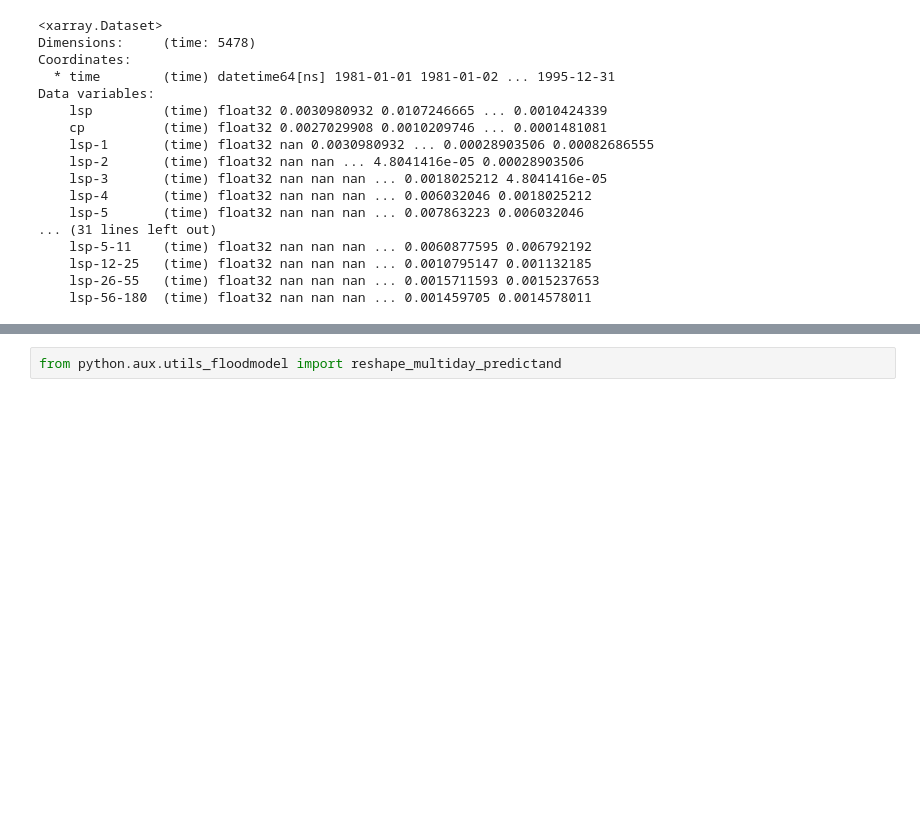
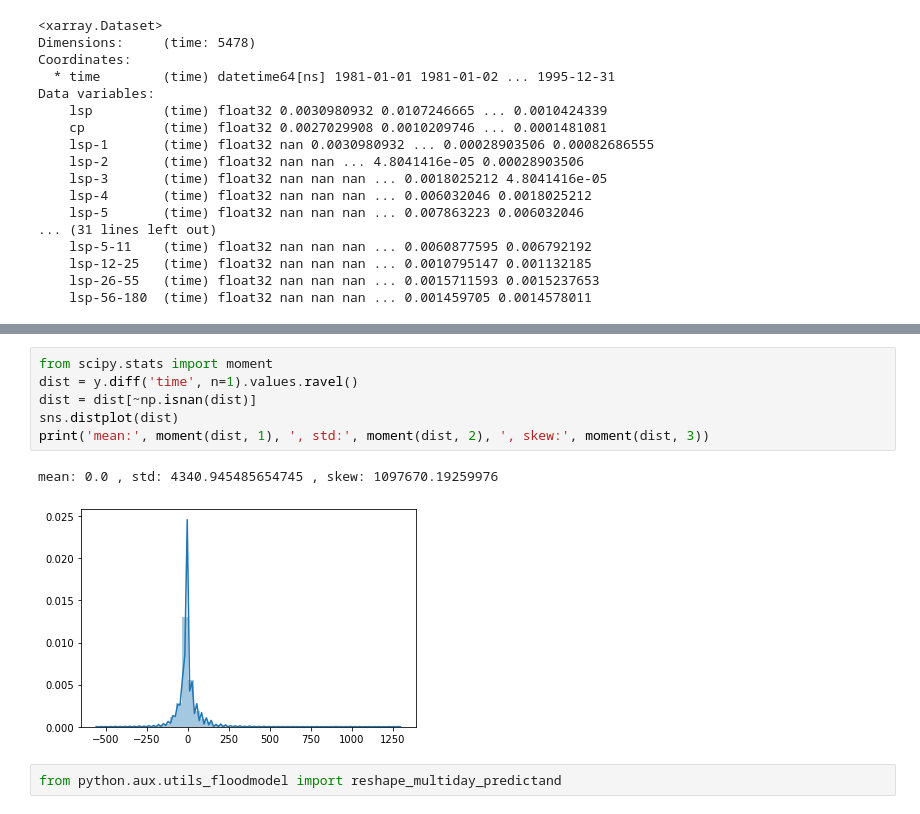
Before and after one commit to ECMWFCode4Earth/ml_flood, a Jupyter notebook: notebooks/3_model_tests/time-delay-neural-net.ipynb, the cells around one changed output, grey strips where cells are left out. Saved outputs shown, nothing was run; the diff lists cells and outputs as text; blank space fills up the shorter version.

```diff
--- a/notebooks/3_model_tests/time-delay-neural-net.ipynb
+++ b/notebooks/3_model_tests/time-delay-neural-net.ipynb
@@ -275,6 +300,15 @@ Coordinates:
     latitude      float64 48.35
     longitude     float64 13.95
   * forecast_day  (forecast_day) int64 1 2 3 4 5 6 7 8 9 10 11 12 13 14
+# %%
+from scipy.stats import moment
+dist = y.diff('time', n=1).values.ravel()
+dist = dist[~np.isnan(dist)]
+sns.distplot(dist)
+print('mean:', moment(dist, 1), ', std:', moment(dist, 2), ', skew:', moment(dist, 3))
+# %% [output]
+mean: 0.0 , std: 4340.945485654745 , skew: 1097670.19259976
+[figure, added]
 # %%
 from python.aux.utils_floodmodel import reshape_multiday_predictand
 # %%
```
Also changed, not shown: parts of 30 cells of this notebook.
